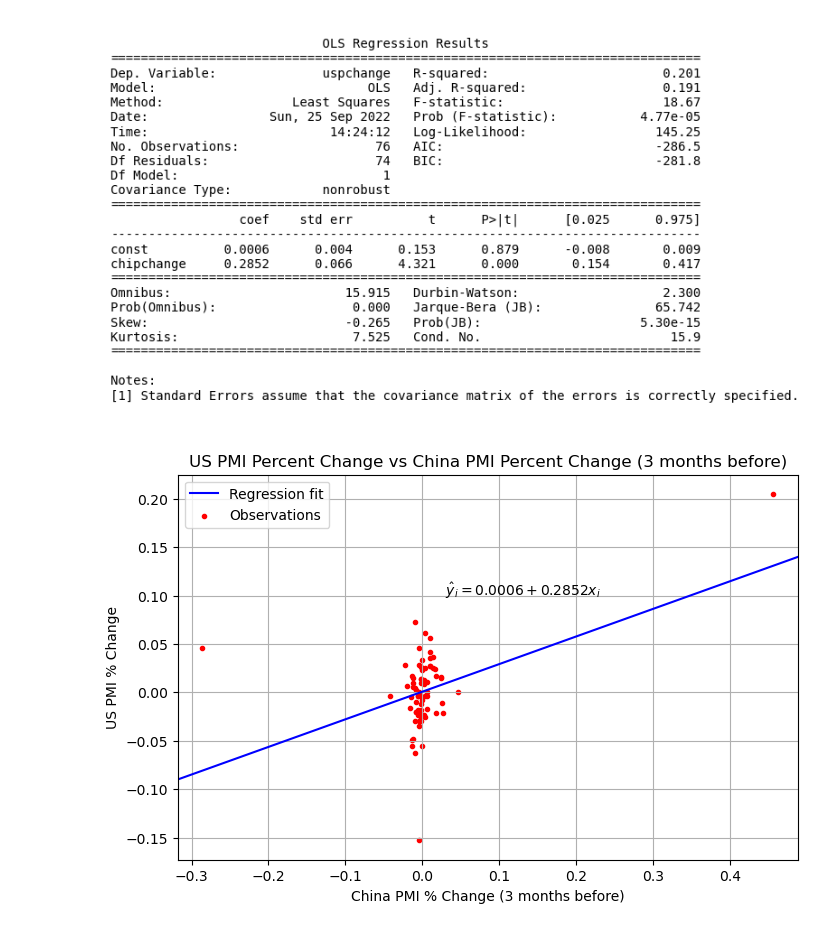
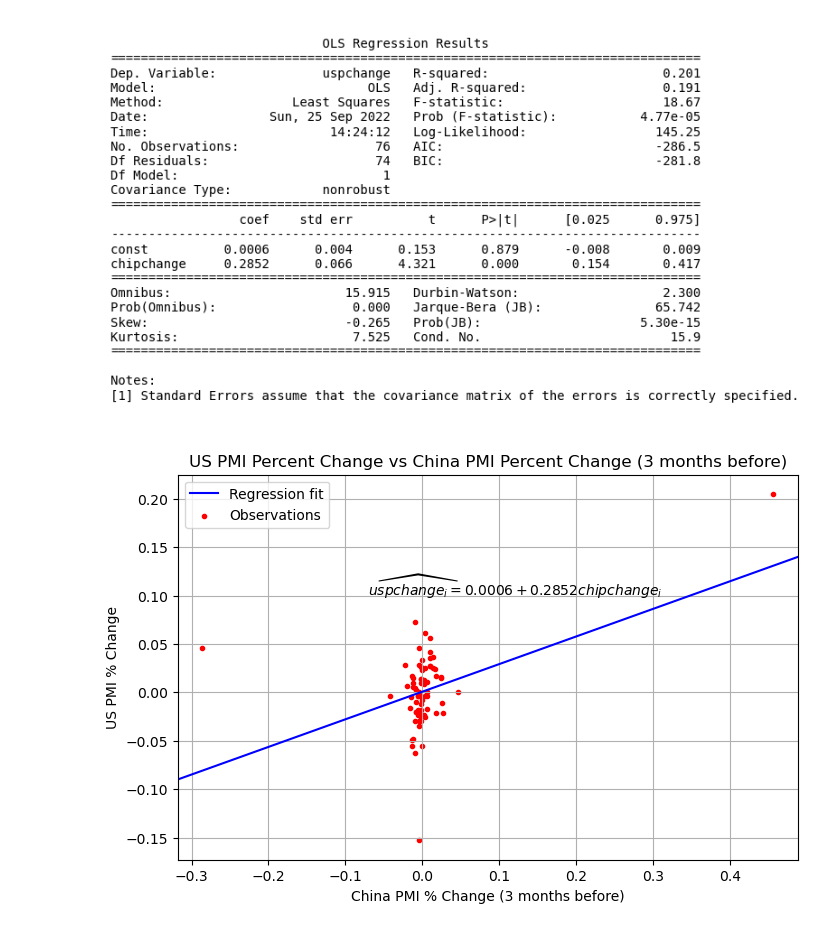
Before and after one commit to felixpoirier1/TP1, a Jupyter notebook: Assignment_1.ipynb, the cells around one changed output. Cells and saved outputs as stored; diff of their text form; code cells hidden in the pictures.

```diff
--- a/Assignment_1.ipynb
+++ b/Assignment_1.ipynb
@@ -198,32 +191,32 @@ slope = model_ols.params[1]
 # Plot the estimated regression line over the original scatterplot
 
 std_x = df['chipchange'].std()
 std_y = df['uspchange'].std()
 
 X_reg = np.linspace(df['chipchange'].min()-std_x/2, df['chipchange'].max()+std_x/2)
 
 y_reg = intercept + X_reg * slope
 
 fig, ax = plt.subplots()
 
 plt.grid(True)
 
 plt.plot(X_reg, y_reg, 'b-', label = "Regression fit")
 
 plt.scatter(df.chipchange, df.uspchange, c = "red", marker = '.', label = "Observations")
 
 
 plt.xlim(df['chipchange'].min()-std_x/2, df['chipchange'].max()+std_x/2)
 plt.ylim(df['uspchange'].min()-std_y/2, df['uspchange'].max()+std_y/2)
 plt.legend()
 
 ax.set_ylabel('US PMI % Change')
 ax.set_xlabel("China PMI % Change (3 months before)")
 ax.set_title("US PMI Percent Change vs China PMI Percent Change (3 months before)")
-ax.annotate(r'$\hat y_i = %5.4f + %5.4f x_{i}$ '%(intercept, slope), xy = (0.03, 0.1))
+ax.annotate(r'$\widehat{uspchange_i} = %5.4f + %5.4f chipchange_{i}$ '%(intercept, slope), xy = (-0.07, 0.1))
 
 plt.savefig("images/Regression_fit.png")
 
 plt.show()
 # %% [output]
-[figure, old version]
+[figure, new version]
```
Also changed, not shown: parts of 1 cell of this notebook, 8 other files.
